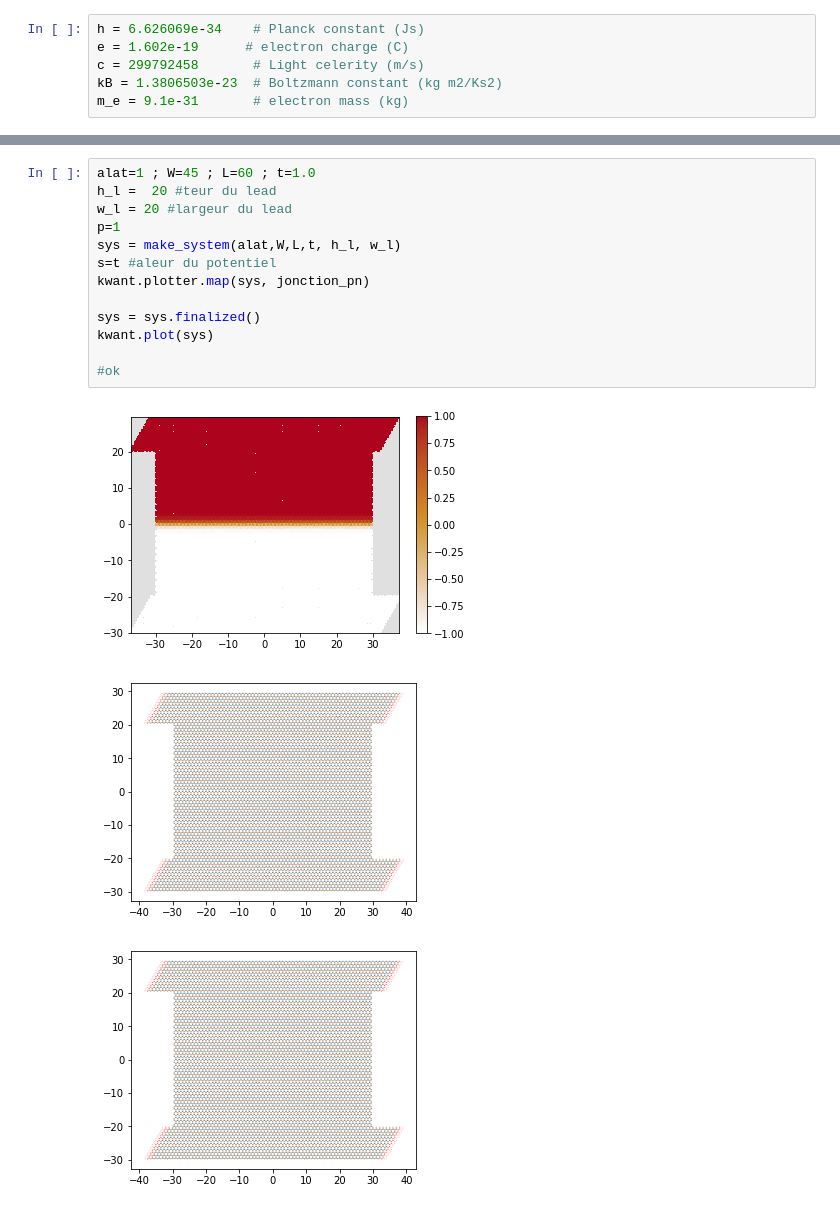
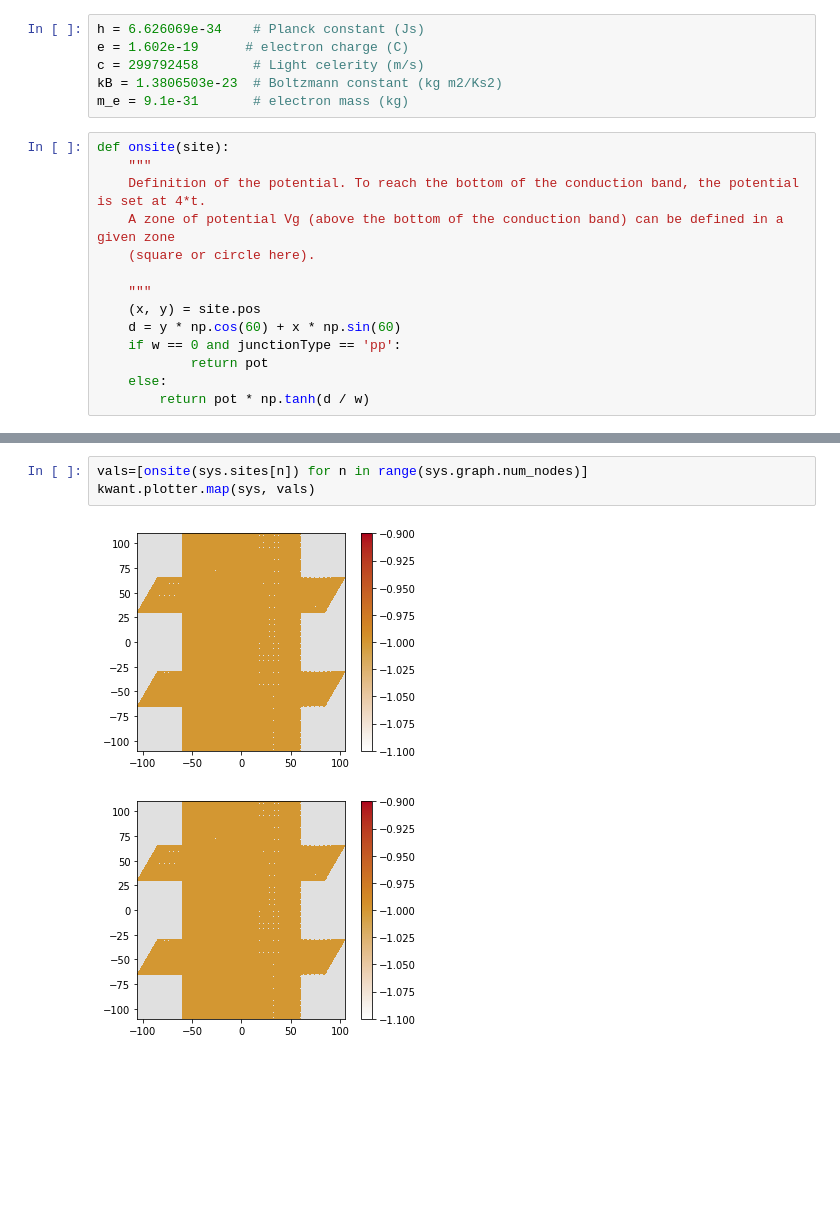
Before and after one commit to jeremiepirard/Kwant, a Jupyter notebook: Final.ipynb, the cells around one changed output, grey strips where cells are left out. Cells and saved outputs as stored; diff of their text form; blank space fills up the shorter version.

```diff
--- a/Final.ipynb
+++ b/Final.ipynb
@@ -17,3 +17,17 @@ e = 1.602e-19      # electron charge (C)
 c = 299792458       # Light celerity (m/s)
 kB = 1.3806503e-23  # Boltzmann constant (kg m2/Ks2)
 m_e = 9.1e-31       # electron mass (kg)
+# %%
+def onsite(site):
+    """
+    Definition of the potential. To reach the bottom of the conduction band, the potential is set at 4*t.
+    A zone of potential Vg (above the bottom of the conduction band) can be defined in a given zone
+    (square or circle here).
+
+    """
+    (x, y) = site.pos
+    d = y * np.cos(60) + x * np.sin(60)
+    if w == 0 and junctionType == 'pp':
+            return pot
+    else:
+        return pot * np.tanh(d / w)
@@ -81,17 +109,6 @@ def make_system(alat=1,W=1,L=1,t=1.0, h_l= 10, w_l=10):
-# %%
-alat=1 ; W=45 ; L=60 ; t=1.0
-h_l =  20 #teur du lead
-w_l = 20 #largeur du lead
-p=1
-sys = make_system(alat,W,L,t, h_l, w_l)
-s=t #aleur du potentiel
-kwant.plotter.map(sys, jonction_pn)
-
-sys = sys.finalized()
-kwant.plot(sys)
-
-#ok
-# %% [output]
-[figure, removed]
-[figure, removed]
-[figure, removed]
+# %%
+vals=[onsite(sys.sites[n]) for n in range(sys.graph.num_nodes)]
+kwant.plotter.map(sys, vals)
+# %% [output]
+[figure, added]
+[figure, added]
```
Also changed, not shown: parts of 12 cells of this notebook.
